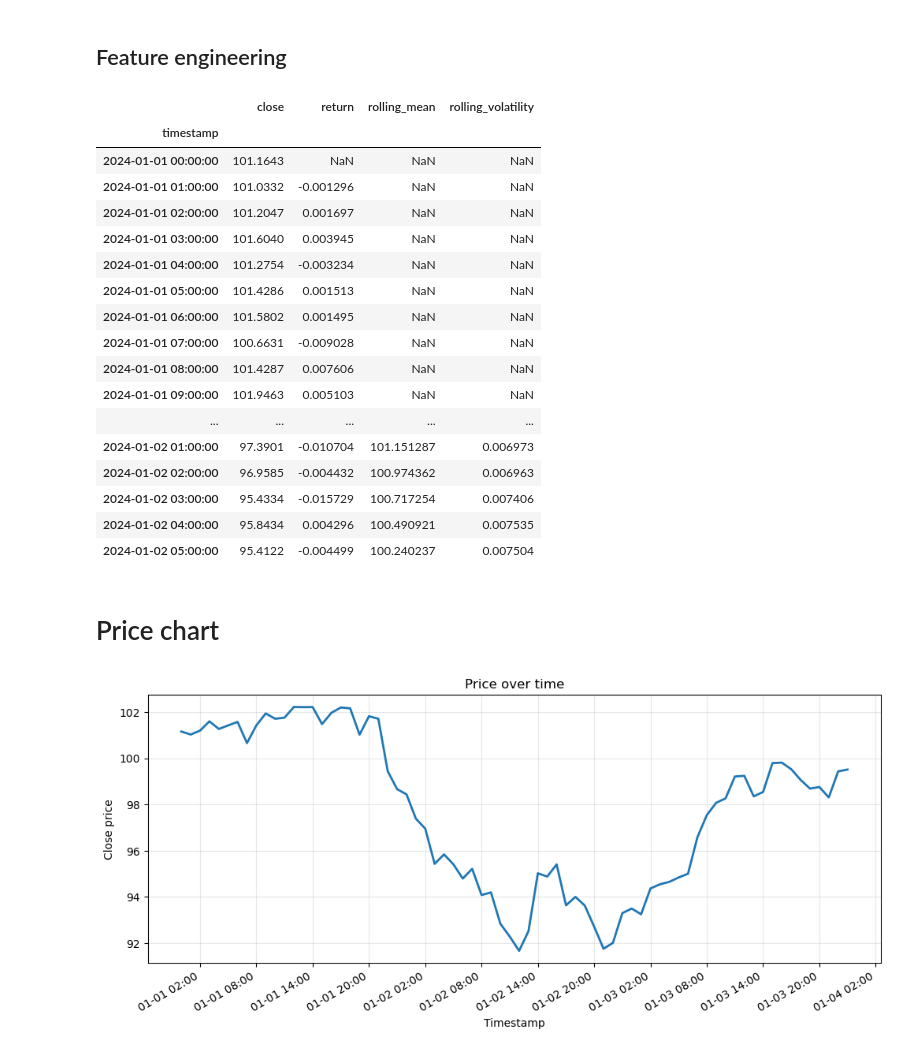
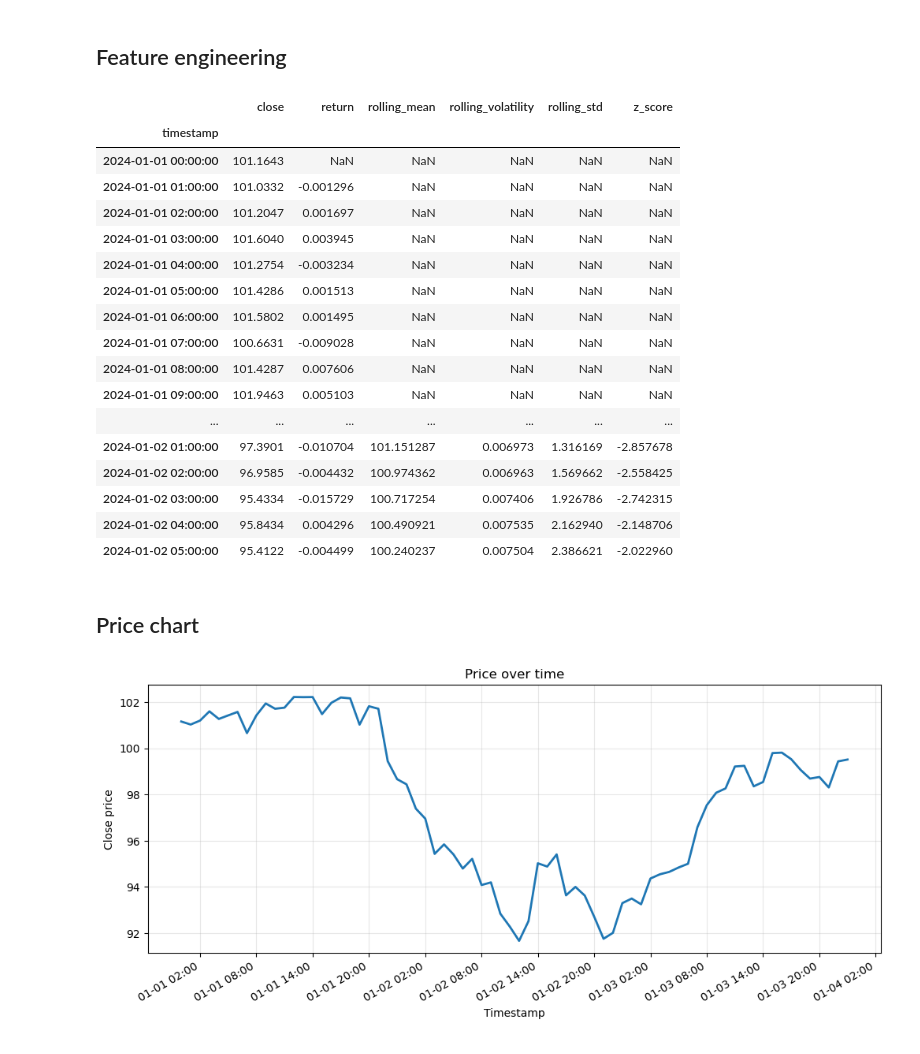
Before and after one commit to Piotr-Gala/market-signal-lab, a Jupyter notebook: notebooks/market_signal_analysis_volatile_sample.ipynb, the cells around one changed output. Cells and saved outputs as stored; diff of their text form; code cells hidden in the pictures.

```diff
--- a/notebooks/market_signal_analysis_volatile_sample.ipynb
+++ b/notebooks/market_signal_analysis_volatile_sample.ipynb
@@ -55,32 +55,33 @@ memory usage: 1.1 KB
 # %%
 rolling_window = 24
 
 df["return"] = calculate_returns(df["close"])
 df["rolling_mean"] = df["close"].rolling(window=rolling_window).mean()
 df["rolling_volatility"] = df["return"].rolling(window=rolling_window).std()
-
+df["rolling_std"] = df["close"].rolling(window=rolling_window).std()
+df["z_score"] = (df["close"] - df["rolling_mean"]) / df["rolling_std"]
 df.head(30)
 # %% [output]
-|  | close | return | rolling_mean | rolling_volatility |
-| timestamp |  |  |  |  |
-| 2024-01-01 00:00:00 | 101.1643 | NaN | NaN | NaN |
-| 2024-01-01 01:00:00 | 101.0332 | -0.001296 | NaN | NaN |
-| 2024-01-01 02:00:00 | 101.2047 | 0.001697 | NaN | NaN |
-| 2024-01-01 03:00:00 | 101.6040 | 0.003945 | NaN | NaN |
-| 2024-01-01 04:00:00 | 101.2754 | -0.003234 | NaN | NaN |
-| 2024-01-01 05:00:00 | 101.4286 | 0.001513 | NaN | NaN |
-| 2024-01-01 06:00:00 | 101.5802 | 0.001495 | NaN | NaN |
-| 2024-01-01 07:00:00 | 100.6631 | -0.009028 | NaN | NaN |
-| 2024-01-01 08:00:00 | 101.4287 | 0.007606 | NaN | NaN |
-| 2024-01-01 09:00:00 | 101.9463 | 0.005103 | NaN | NaN |
-| ... | ... | ... | ... | ... |
-| 2024-01-02 01:00:00 | 97.3901 | -0.010704 | 101.151287 | 0.006973 |
-| 2024-01-02 02:00:00 | 96.9585 | -0.004432 | 100.974362 | 0.006963 |
-| 2024-01-02 03:00:00 | 95.4334 | -0.015729 | 100.717254 | 0.007406 |
-| 2024-01-02 04:00:00 | 95.8434 | 0.004296 | 100.490921 | 0.007535 |
-| 2024-01-02 05:00:00 | 95.4122 | -0.004499 | 100.240237 | 0.007504 |
+|  | close | return | rolling_mean | rolling_volatility | rolling_std | z_score |
+| timestamp |  |  |  |  |  |  |
+| 2024-01-01 00:00:00 | 101.1643 | NaN | NaN | NaN | NaN | NaN |
+| 2024-01-01 01:00:00 | 101.0332 | -0.001296 | NaN | NaN | NaN | NaN |
+| 2024-01-01 02:00:00 | 101.2047 | 0.001697 | NaN | NaN | NaN | NaN |
+| 2024-01-01 03:00:00 | 101.6040 | 0.003945 | NaN | NaN | NaN | NaN |
+| 2024-01-01 04:00:00 | 101.2754 | -0.003234 | NaN | NaN | NaN | NaN |
+| 2024-01-01 05:00:00 | 101.4286 | 0.001513 | NaN | NaN | NaN | NaN |
+| 2024-01-01 06:00:00 | 101.5802 | 0.001495 | NaN | NaN | NaN | NaN |
+| 2024-01-01 07:00:00 | 100.6631 | -0.009028 | NaN | NaN | NaN | NaN |
+| 2024-01-01 08:00:00 | 101.4287 | 0.007606 | NaN | NaN | NaN | NaN |
+| 2024-01-01 09:00:00 | 101.9463 | 0.005103 | NaN | NaN | NaN | NaN |
+| ... | ... | ... | ... | ... | ... | ... |
+| 2024-01-02 01:00:00 | 97.3901 | -0.010704 | 101.151287 | 0.006973 | 1.316169 | -2.857678 |
+| 2024-01-02 02:00:00 | 96.9585 | -0.004432 | 100.974362 | 0.006963 | 1.569662 | -2.558425 |
+| 2024-01-02 03:00:00 | 95.4334 | -0.015729 | 100.717254 | 0.007406 | 1.926786 | -2.742315 |
+| 2024-01-02 04:00:00 | 95.8434 | 0.004296 | 100.490921 | 0.007535 | 2.162940 | -2.148706 |
+| 2024-01-02 05:00:00 | 95.4122 | -0.004499 | 100.240237 | 0.007504 | 2.386621 | -2.022960 |
 # %% [markdown]
-# Price chart
+## Price chart
 # %%
 fig, ax = plt.subplots(figsize=(12, 5))
 
```
Also changed, not shown: parts of 12 cells of this notebook.
